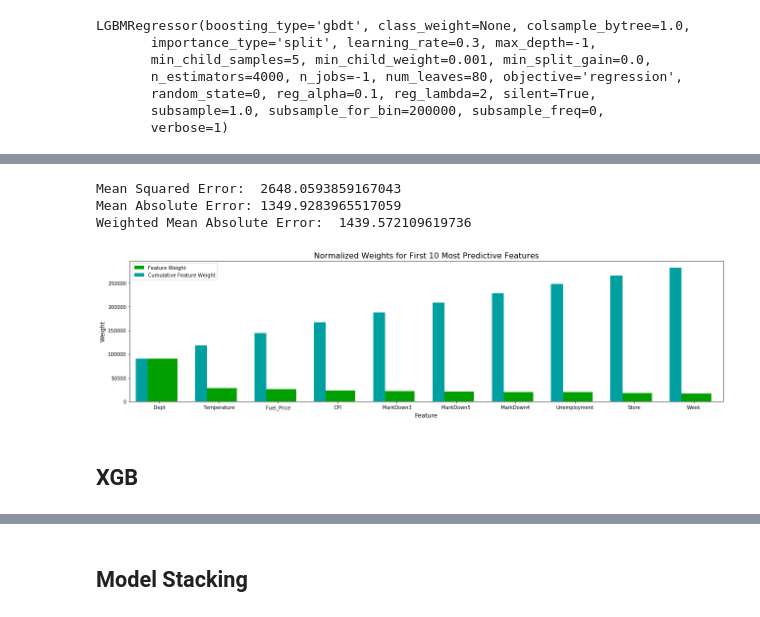
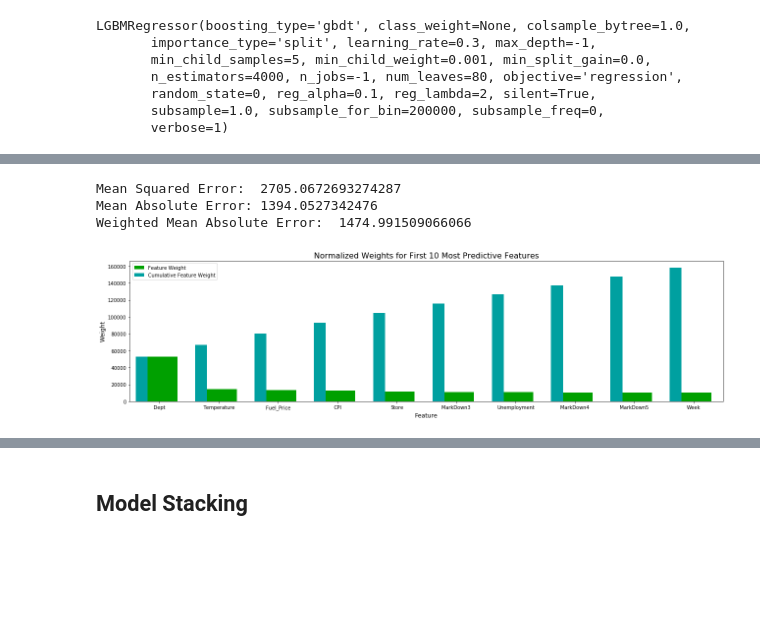
Before and after one commit to nitinx/ml-store-sales-forecast, a Jupyter notebook: WalmartStoreSales.ipynb, the cells around one changed output, grey strips where cells are left out. Saved outputs shown, nothing was run; the diff lists cells and outputs as text; code cells hidden in the pictures; blank space fills up the shorter version.

```diff
--- a/WalmartStoreSales.ipynb
+++ b/WalmartStoreSales.ipynb
@@ -1027,3 +884,22 @@ param_grid = {
+# %%
+param_grid = {
+    'n_estimators': [100, 500, 1000],
+    #'criterion:': ['mse'],
+    'max_depth': [1, 3, 5],
+    #min_samples_split=2,
+    'max_features': ['auto', 'sqrt', 'log2'],
+    #'bootstrap': [True, False],
+    #'max_leaf_nodes':None,
+    #min_impurity_decrease=0.0,
+    #min_impurity_split=None,
+    #min_samples_leaf=1,
+    #min_weight_fraction_leaf=0.0,
+    'oob_score': [True, False],
+    'random_state': [42],
+    'verbose': [1],
+    'warm_start': [False]
+}
 # %%
-CV = GridSearchCV(estimator=model, param_grid=param_grid, cv=5)
+%%time
+CV = GridSearchCV(estimator=model, param_grid=param_grid, cv=3)
 CV.fit(train_X, train_y)
@@ -1072,5 +931,3 @@ Mean Absolute Error: 4094.6735975356155
-# %%
-model = LGBMRegressor()
 # %%
 param_grid = {
     'boosting_type': ['gbdt'], # for better accuracy -> try dart
@@ -1125,6 +982,14 @@ LGBMRegressor(boosting_type='gbdt', class_weight=None, colsample_bytree=1.0,
        random_state=0, reg_alpha=0.1, reg_lambda=2, silent=True,
        subsample=1.0, subsample_for_bin=200000, subsample_freq=0,
        verbose=1)
+# %%
+model = LGBMRegressor(boosting_type='gbdt', class_weight=None, colsample_bytree=1.0,
+       importance_type='split', learning_rate=0.3, max_depth=-1,
+       min_child_samples=5, min_child_weight=0.001, min_split_gain=0.0,
+       n_estimators=3000, n_jobs=-1, num_leaves=60, objective='regression',
+       random_state=0, reg_alpha=0.1, reg_lambda=2, silent=True,
+       subsample=1.0, subsample_for_bin=200000, subsample_freq=0,
+       verbose=1)
 # %%
 %%time
 model.fit(train_X, train_y)
@@ -1143,28 +1008,26 @@ LGBMRegressor(boosting_type='gbdt', class_weight=None, colsample_bytree=1.0,
 pred_y = model.predict(val_X)
 mse = mean_squared_error(val_y, pred_y)
 rmse = np.sqrt(mse)
-wmae = weighted_mean_absolute_error(pred_y, val_y, compute_weights(val_X['IsHoliday']))
+wmae = ut.weighted_mean_absolute_error(pred_y, val_y, ut.compute_weights(val_X['IsHoliday']))
 print("Mean Squared Error: ", rmse)
 print("Mean Absolute Error: " + str(mean_absolute_error(pred_y, val_y)))
 print("Weighted Mean Absolute Error: ", wmae)
 pred_y = None
 # %% [output]
-Mean Squared Error:  2648.0593859167043
-Mean Absolute Error: 1349.9283965517059
-Weighted Mean Absolute Error:  1439.572109619736
+Mean Squared Error:  2705.0672693274287
+Mean Absolute Error: 1394.0527342476
+Weighted Mean Absolute Error:  1474.991509066066
 # %%
 #Extract the feature importances
 importances = model.feature_importances_
 
 # Plot
-feature_plot(importances, train_X, train_y, 10)
+ut.feature_plot(importances, train_X, train_y, 10)
 # %% [output]
-[figure, old version]
+[figure, new version]
 # %%
 pred_y_lgbm = model.predict(val_X)
 # %%
 pred_y_lgbm = model.predict(test_scaled)
 # %%
 pred_y = model.predict(test_scaled)
-# %% [markdown]
-## XGB
```
Also changed, not shown: parts of 144 cells of this notebook.
